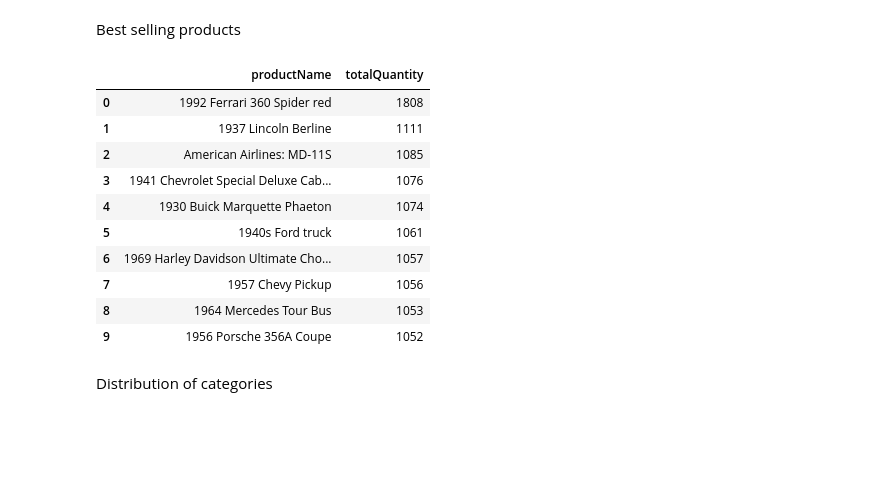
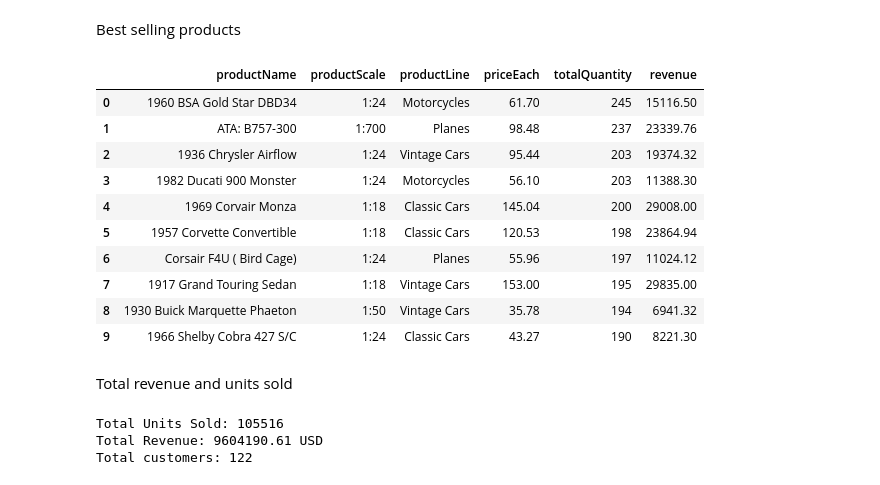
Before and after one commit to OgrodowskiJedrzej/Sales-Analysis, a Jupyter notebook: main.ipynb, the cells around one changed output. Saved outputs shown, nothing was run; the diff lists cells and outputs as text; code cells hidden in the pictures; blank space fills up the shorter version.

Commit message:
Total stats, avg customer

```diff
--- a/main.ipynb
+++ b/main.ipynb
@@ -85,31 +85,39 @@ Best selling products
 # %%
 bestSellingProducts = pd.read_sql(
     """
     SELECT
         products.productName,
+        products.productScale,
+        products.productLine,
+        orderdetails.priceEach,
         SUM(orderdetails.quantityOrdered) AS totalQuantity
     FROM products
     INNER JOIN orderDetails
     ON products.productCode = orderdetails.productCode
     INNER JOIN orders
     ON orderdetails.orderNumber = orders.orderNumber
-    GROUP BY products.productName
+    GROUP BY
+		products.productName,
+        products.productScale,
+        products.productLine,
+        orderdetails.priceEach
     ORDER BY totalQuantity DESC;
     """, connector)
 
 bestSellingProducts["totalQuantity"] = bestSellingProducts["totalQuantity"].astype(int)
+# Calculare revenue column
+bestSellingProducts["revenue"] = bestSellingProducts["priceEach"] * bestSellingProducts["totalQuantity"]
+
 bestSellingProducts.head(n=10)
 # %% [output]
-|  | productName | totalQuantity |
-| 0 | 1992 Ferrari 360 Spider red | 1808 |
-| 1 | 1937 Lincoln Berline | 1111 |
-| 2 | American Airlines: MD-11S | 1085 |
-| 3 | 1941 Chevrolet Special Deluxe Cab... | 1076 |
-| 4 | 1930 Buick Marquette Phaeton | 1074 |
-| 5 | 1940s Ford truck | 1061 |
-| 6 | 1969 Harley Davidson Ultimate Cho... | 1057 |
-| 7 | 1957 Chevy Pickup | 1056 |
-| 8 | 1964 Mercedes Tour Bus | 1053 |
-| 9 | 1956 Porsche 356A Coupe | 1052 |
+|  | productName | productScale | productLine | priceEach | totalQuantity | revenue |
+| 0 | 1960 BSA Gold Star DBD34 | 1:24 | Motorcycles | 61.70 | 245 | 15116.50 |
+| 1 | ATA: B757-300 | 1:700 | Planes | 98.48 | 237 | 23339.76 |
+| 2 | 1936 Chrysler Airflow | 1:24 | Vintage Cars | 95.44 | 203 | 19374.32 |
+| 3 | 1982 Ducati 900 Monster | 1:24 | Motorcycles | 56.10 | 203 | 11388.30 |
+| 4 | 1969 Corvair Monza | 1:18 | Classic Cars | 145.04 | 200 | 29008.00 |
+| 5 | 1957 Corvette Convertible | 1:18 | Classic Cars | 120.53 | 198 | 23864.94 |
+| 6 | Corsair F4U ( Bird Cage) | 1:24 | Planes | 55.96 | 197 | 11024.12 |
+| 7 | 1917 Grand Touring Sedan | 1:18 | Vintage Cars | 153.00 | 195 | 29835.00 |
+| 8 | 1930 Buick Marquette Phaeton | 1:50 | Vintage Cars | 35.78 | 194 | 6941.32 |
+| 9 | 1966 Shelby Cobra 427 S/C | 1:24 | Classic Cars | 43.27 | 190 | 8221.30 |
-# %% [markdown]
-Distribution of categories
@@ -117,0 +124,18 @@ Distribution of categories
+# %% [markdown]
+Total revenue and units sold
+# %%
+totalRevenue = bestSellingProducts["revenue"].sum()
+totalUnitsSold = bestSellingProducts["totalQuantity"].sum()
+numberOfCustomers = pd.read_sql(
+    """
+    SELECT customerNumber
+    FROM customers
+    """, connector)
+
+print(f"Total Units Sold: {totalUnitsSold}")
+print(f"Total Revenue: {totalRevenue} USD")
+print(f"Total customers: {numberOfCustomers.shape[0]}")
+# %% [output]
+Total Units Sold: 105516
+Total Revenue: 9604190.61 USD
+Total customers: 122
```
Also changed, not shown: parts of 9 cells of this notebook.
